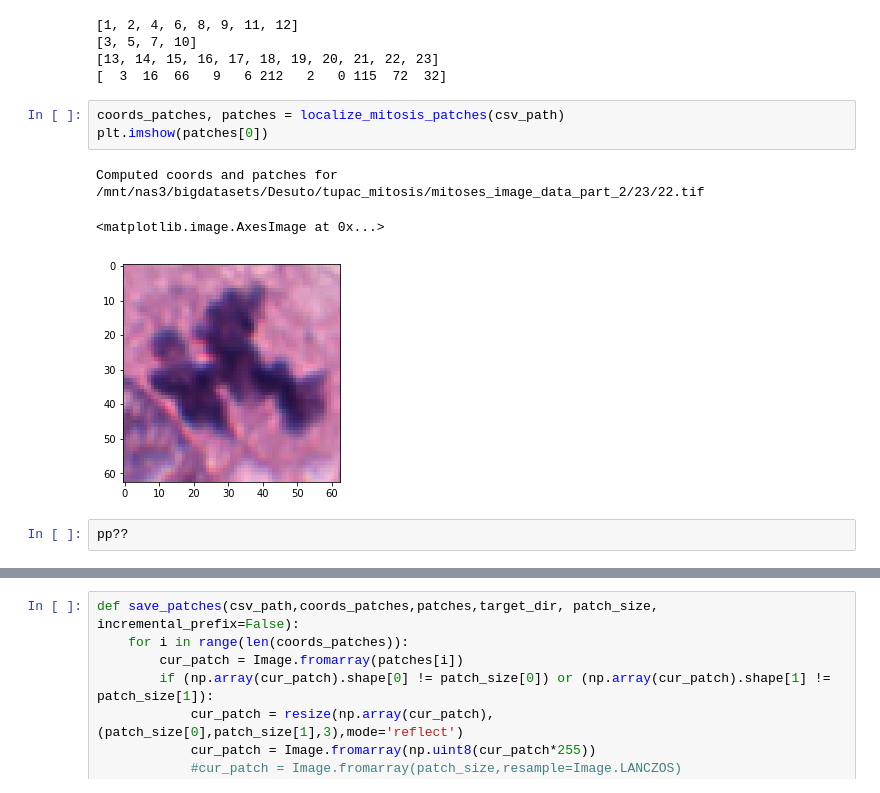
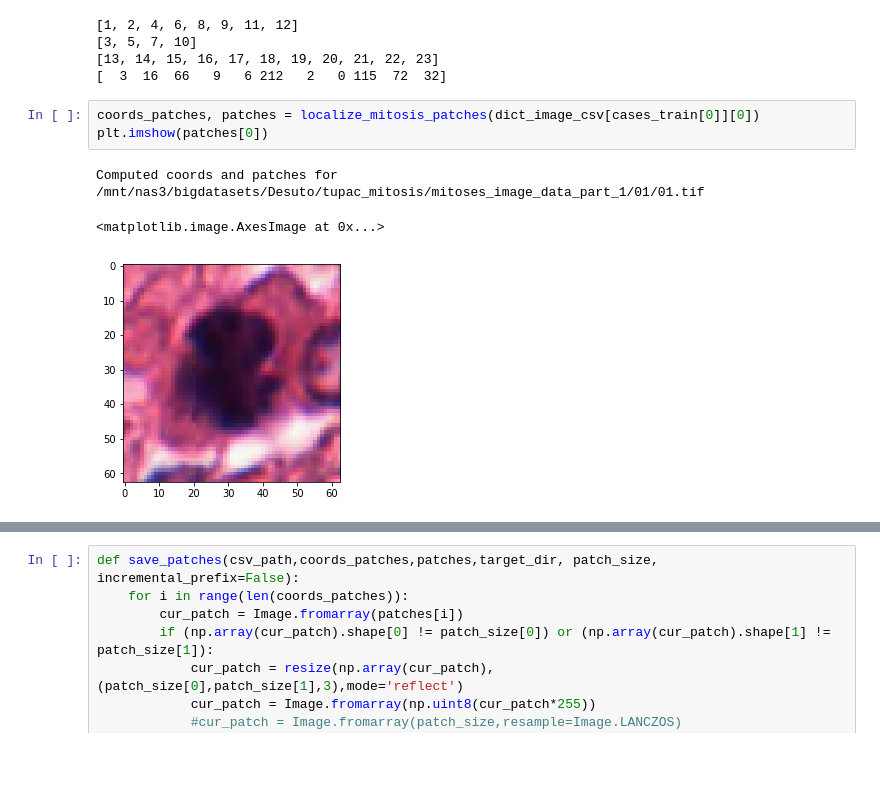
Before and after one commit to sebastianffx/stain_adversarial_learning, a Jupyter notebook: TUPAC_CNN_Train.ipynb, the cells around one changed output, grey strips where cells are left out. Drawn from its saved outputs; the diff is of its cells as text; blank space fills up the shorter version.

```diff
--- a/TUPAC_CNN_Train.ipynb
+++ b/TUPAC_CNN_Train.ipynb
@@ -287,11 +288,9 @@ print(np.array(all_lengths)[np.array(cases_test)-1])
 [13, 14, 15, 16, 17, 18, 19, 20, 21, 22, 23]
 [  3  16  66   9   6 212   2   0 115  72  32]
 # %%
-coords_patches, patches = localize_mitosis_patches(csv_path)
+coords_patches, patches = localize_mitosis_patches(dict_image_csv[cases_train[0]][0])
 plt.imshow(patches[0])
 # %% [output]
-Computed coords and patches for /mnt/nas3/bigdatasets/Desuto/tupac_mitosis/mitoses_image_data_part_2/23/22.tif
+Computed coords and patches for /mnt/nas3/bigdatasets/Desuto/tupac_mitosis/mitoses_image_data_part_1/01/01.tif
 <matplotlib.image.AxesImage at 0x...>
-[figure, old version]
+[figure, new version]
-# %%
-pp??
```
Also changed, not shown: parts of 25 cells of this notebook, 1 other file.
